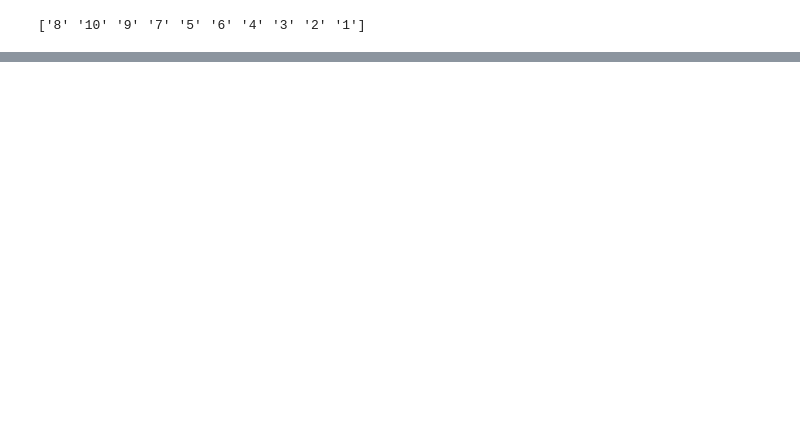
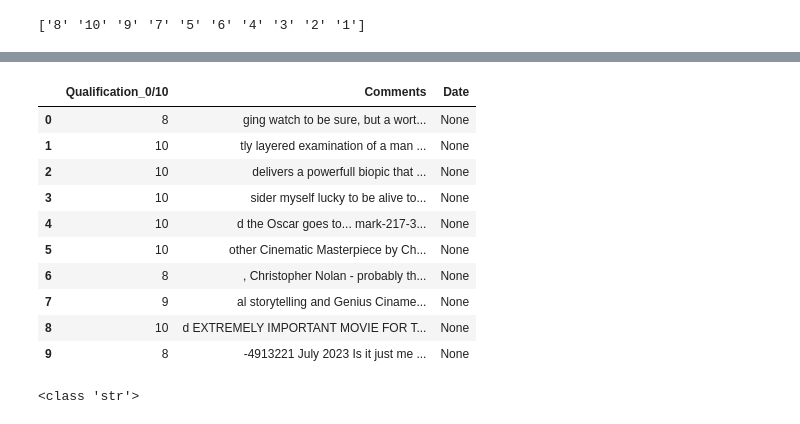
Before and after one commit to BlackEddit/Basics_cides_to_data_analitycs, a Jupyter notebook: basic_to_clean.ipynb, the cells around one changed output, grey strips where cells are left out. Cells and saved outputs as stored; diff of their text form; code cells hidden in the pictures; blank space fills up the shorter version.

```diff
--- a/basic_to_clean.ipynb
+++ b/basic_to_clean.ipynb
@@ -291,6 +291,27 @@ class data_analyst:
 
         else:
             print(f'There is not file load yet')
+
+    def filter_strings(self, column_name):
+        """
+
+
+        Args:
+            column_name (_type_): _description_
+
+        Returns:
+        """
+        if self.data is not None:
+            # Verifica si el valor x es una instancia de la clase str, lo que significa que se está comprobando si x es una cadena (string) o no.
+            # x.strip() != "": Primero, el método strip() de la cadena x elimina cualquier espacio en blanco desde el principio y el final de la cadena.
+            # Esto incluye espacios, tabulaciones, saltos de línea, etc. Luego, se compara la cadena resultante con una cadena vacía "".
+            # Si la cadena x solo contenía espacios en blanco (o estaba vacía), entonces x.strip() sería igual a "", y la comparación resultaría en False
+            is_string = lambda x: isinstance(x , str) and x.strip() != ""
+            string_mask = self.data[column_name].apply(is_string)
+            self.data = self.data[string_mask]
+
+        else:
+            print(f'There is not file uploda yet')
 # %%
 # En primera forma lo instanciamos
 Oppenhim_File = data_analyst("imdb_oppenhimmer_Uncleaned.csv") # Instanciacion de objeto open
@@ -559,0 +581,4 @@ ValueError: invalid literal for int() with base 10: 'Best movie of the year and
+# %%
+Oppenhim_File.data[col_names[1]] = Oppenhim_File.data[col_names[1]].astype(str)
+
+Oppenhim_File.info()
@@ -559,0 +598,19 @@ ValueError: invalid literal for int() with base 10: 'Best movie of the year and
+# %%
+Oppenhim_File.show_rows(10)
+# %% [output]
+|  | Qualification_0/10 | Comments | Date |
+| 0 | 8 | ging watch to be sure, but a wort... | None |
+| 1 | 10 | tly layered examination of a man ... | None |
+| 2 | 10 | delivers a powerfull biopic that ... | None |
+| 3 | 10 | sider myself lucky to be alive to... | None |
+| 4 | 10 | d the Oscar goes to... mark-217-3... | None |
+| 5 | 10 | other Cinematic Masterpiece by Ch... | None |
+| 6 | 8 | , Christopher Nolan - probably th... | None |
+| 7 | 9 | al storytelling and Genius Ciname... | None |
+| 8 | 10 | d EXTREMELY IMPORTANT MOVIE FOR T... | None |
+| 9 | 8 | -4913221 July 2023 Is it just me ... | None |
+# %%
+sample_value = Oppenhim_File.data[col_names[1]].iloc[0-8000]
+print(type(sample_value))
+# %% [output]
+<class 'str'>
```
Also changed, not shown: parts of 5 cells of this notebook.
